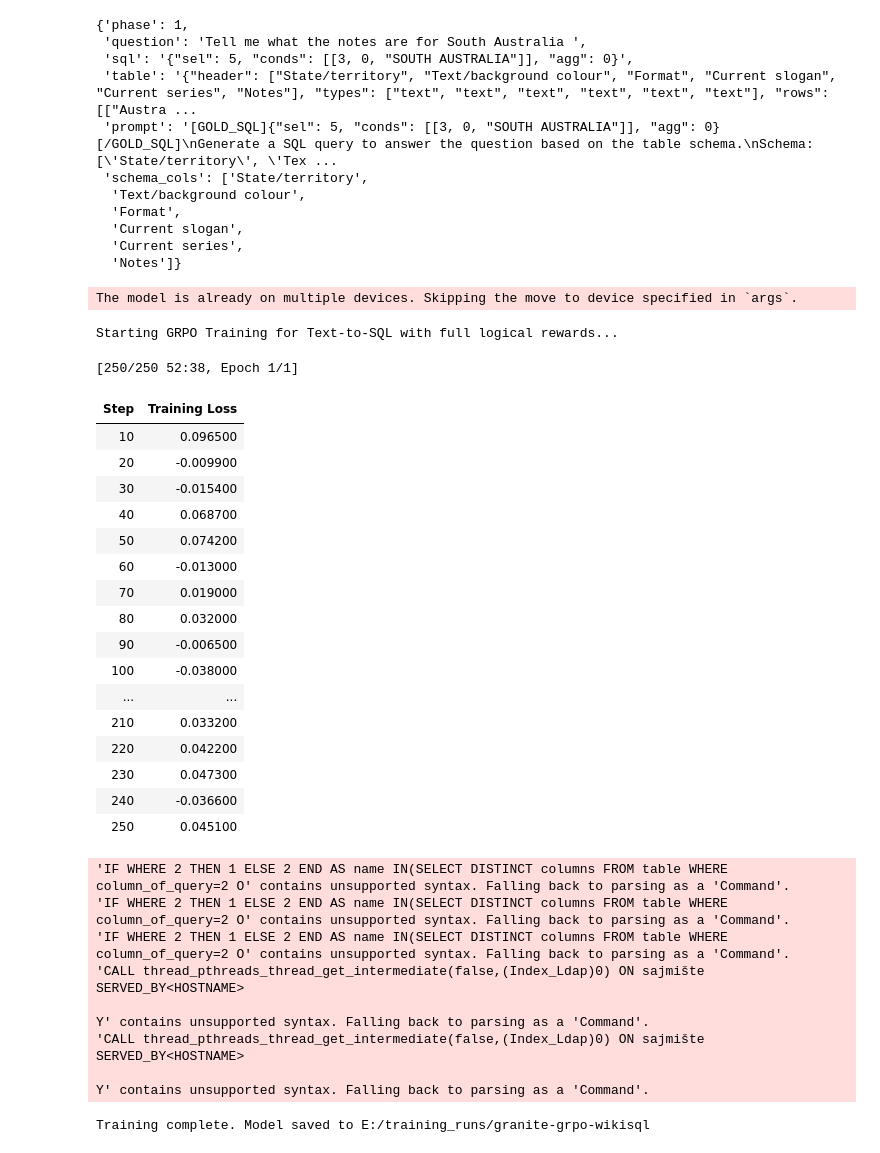
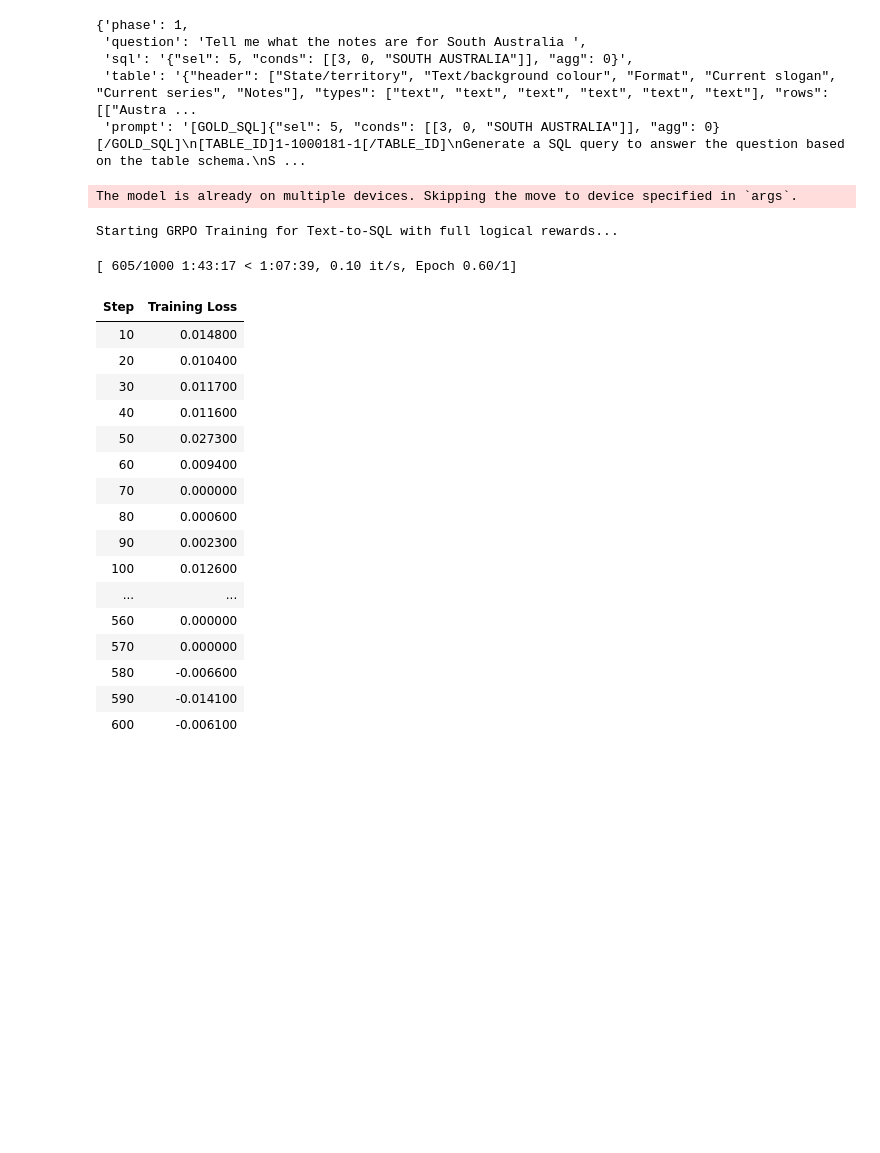
Before and after one commit to MoritzPoe/Granite350M_nl2sql, a Jupyter notebook: grpo.ipynb, the cells around one changed output. Saved outputs shown, nothing was run; the diff lists cells and outputs as text; code cells hidden in the pictures; blank space fills up the shorter version.

Commit message:
Colas Continuation. Added SQLite Database to validate Query Result. Simplified Reward Functions

```diff
--- a/grpo.ipynb
+++ b/grpo.ipynb
@@ -74,7 +51,7 @@ import sqlglot
 from difflib import SequenceMatcher
 
 MODEL_NAME = "ibm-granite/granite-4.0-350m-base"
-OUTPUT_DIR = "E:/training_runs/granite-grpo-wikisql"
+OUTPUT_DIR = "/granite-grpo-wikisql"
 MAX_PROMPT_LENGTH = 512
 MAX_COMPLETION_LENGTH = 128
 LOCAL_DATA_DIR = "data"
@@ -155,7 +132,7 @@ def restructure_table(row):
 
 def merge_and_serialize(df_main, table_dict, is_train_subset=False):
     if is_train_subset:
-        df_subset = df_main.head(500).copy()  # df_main.head(2000).copy()
+        df_subset = df_main.head(2000).copy()
     else:
         df_subset = df_main.copy()
 
@@ -179,7 +156,7 @@ validation_dataset = merge_and_serialize(df_main_dev, table_dict_dev)
 # The final dataset is the subsetted train_dataset
 dataset = train_dataset
 
-print(f"✅ Data loading and preparation complete. Training subset size: {len(dataset)}")
+print(f"Data loading and preparation complete. Training subset size: {len(dataset)}")
 print("First example:")
 print(dataset[0])
 # %% [output]
@@ -447,10 +246,4 @@ dataset[0]
  'question': 'Tell me what the notes are for South Australia ',
  'sql': '{"sel": 5, "conds": [[3, 0, "SOUTH AUSTRALIA"]], "agg": 0}',
  'table': '{"header": ["State/territory", "Text/background colour", "Format", "Current slogan", "Current series", "Notes"], "types": ["text", "text", "text", "text", "text", "text"], "rows": [["Austra ...
- 'prompt': '[GOLD_SQL]{"sel": 5, "conds": [[3, 0, "SOUTH AUSTRALIA"]], "agg": 0}[/GOLD_SQL]\nGenerate a SQL query to answer the question based on the table schema.\nSchema: [\'State/territory\', \'Tex ...
- 'schema_cols': ['State/territory',
-  'Text/background colour',
-  'Format',
-  'Current slogan',
-  'Current series',
-  'Notes']}
+ 'prompt': '[GOLD_SQL]{"sel": 5, "conds": [[3, 0, "SOUTH AUSTRALIA"]], "agg": 0}[/GOLD_SQL]\n[TABLE_ID]1-1000181-1[/TABLE_ID]\nGenerate a SQL query to answer the question based on the table schema.\nS ...
@@ -457,7 +344,4 @@ dataset[0]
 # %%
-# ==========================================
-# 6. Model & Trainer Initialization (CORRECTED)
-# ==========================================
 
 # Load Tokenizer (Keep this, as it's needed for the AutoModelForCausalLM and data prep)
 tokenizer = AutoTokenizer.from_pretrained(MODEL_NAME)
@@ -484,76 +368,63 @@ peft_config = LoraConfig(
 training_args = GRPOConfig(
     output_dir=OUTPUT_DIR,
     learning_rate=1e-5,
+    bf16=False, # Disabled cause of Collab
+    fp16=True,
+    tf32=False,
     per_device_train_batch_size=2,
     gradient_accumulation_steps=4,
     num_generations=4,
     max_prompt_length=MAX_PROMPT_LENGTH,
     max_completion_length=MAX_COMPLETION_LENGTH,
     num_train_epochs=1,
     logging_steps=10,
     save_strategy="steps",
     save_steps=100,
-    report_to="none"
+    report_to="none",
+    use_vllm=False
 )
 
 trainer = GRPOTrainer(
     model=model,
     reward_funcs=[
-        format_reward_func,
-        sql_syntax_reward_func,
-        schema_consistency_reward_func,
-        logical_structure_reward_func,
-        intent_accuracy_reward_func
+        strict_format_reward_func,
+        execution_and_syntax_combo_reward
     ],
     args=training_args,
     train_dataset=dataset,
     peft_config=peft_config
-    # REMOVED: tokenizer=tokenizer  <-- This was the unexpected keyword argument
 )
 
-# ==========================================
-# 7. Execution
-# ==========================================
 print("Starting GRPO Training for Text-to-SQL with full logical rewards...")
 try:
     trainer.train()
 except KeyboardInterrupt:
     print("\nTraining interrupted by user. Proceeding to final save...")
 
 # Save the final adapter
 trainer.save_model(OUTPUT_DIR)
 print(f"Training complete. Model saved to {OUTPUT_DIR}")
 # %% [output]
 The model is already on multiple devices. Skipping the move to device specified in `args`.
 Starting GRPO Training for Text-to-SQL with full logical rewards...
-[250/250 52:38, Epoch 1/1]
+[ 605/1000 1:43:17 < 1:07:39, 0.10 it/s, Epoch 0.60/1]
 | Step | Training Loss |
-| 10 | 0.096500 |
-| 20 | -0.009900 |
-| 30 | -0.015400 |
-| 40 | 0.068700 |
-| 50 | 0.074200 |
-| 60 | -0.013000 |
-| 70 | 0.019000 |
-| 80 | 0.032000 |
-| 90 | -0.006500 |
-| 100 | -0.038000 |
+| 10 | 0.014800 |
+| 20 | 0.010400 |
+| 30 | 0.011700 |
+| 40 | 0.011600 |
+| 50 | 0.027300 |
+| 60 | 0.009400 |
+| 70 | 0.000000 |
+| 80 | 0.000600 |
+| 90 | 0.002300 |
+| 100 | 0.012600 |
 | ... | ... |
-| 210 | 0.033200 |
-| 220 | 0.042200 |
-| 230 | 0.047300 |
-| 240 | -0.036600 |
-| 250 | 0.045100 |
+| 560 | 0.000000 |
+| 570 | 0.000000 |
+| 580 | -0.006600 |
+| 590 | -0.014100 |
+| 600 | -0.006100 |
-'IF WHERE 2 THEN 1 ELSE 2 END AS name IN(SELECT DISTINCT columns FROM table WHERE column_of_query=2 O' contains unsupported syntax. Falling back to parsing as a 'Command'.
-'IF WHERE 2 THEN 1 ELSE 2 END AS name IN(SELECT DISTINCT columns FROM table WHERE column_of_query=2 O' contains unsupported syntax. Falling back to parsing as a 'Command'.
-'IF WHERE 2 THEN 1 ELSE 2 END AS name IN(SELECT DISTINCT columns FROM table WHERE column_of_query=2 O' contains unsupported syntax. Falling back to parsing as a 'Command'.
-'CALL thread_pthreads_thread_get_intermediate(false,(Index_Ldap)0) ON sajmište SERVED_BY<HOSTNAME>
-
-Y' contains unsupported syntax. Falling back to parsing as a 'Command'.
-'CALL thread_pthreads_thread_get_intermediate(false,(Index_Ldap)0) ON sajmište SERVED_BY<HOSTNAME>
-
-Y' contains unsupported syntax. Falling back to parsing as a 'Command'.
-Training complete. Model saved to E:/training_runs/granite-grpo-wikisql
 # %%
 import torch
 from peft import PeftModel
```
Also changed, not shown: parts of 12 cells of this notebook.
